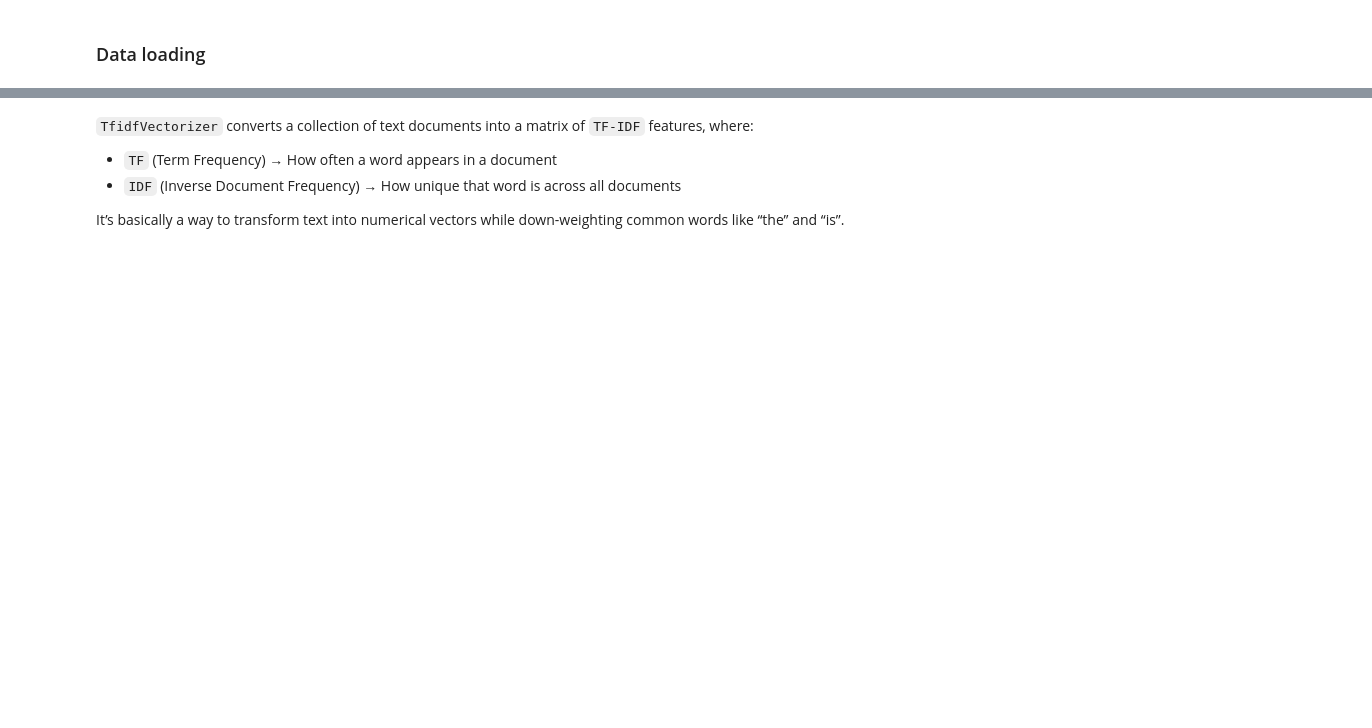
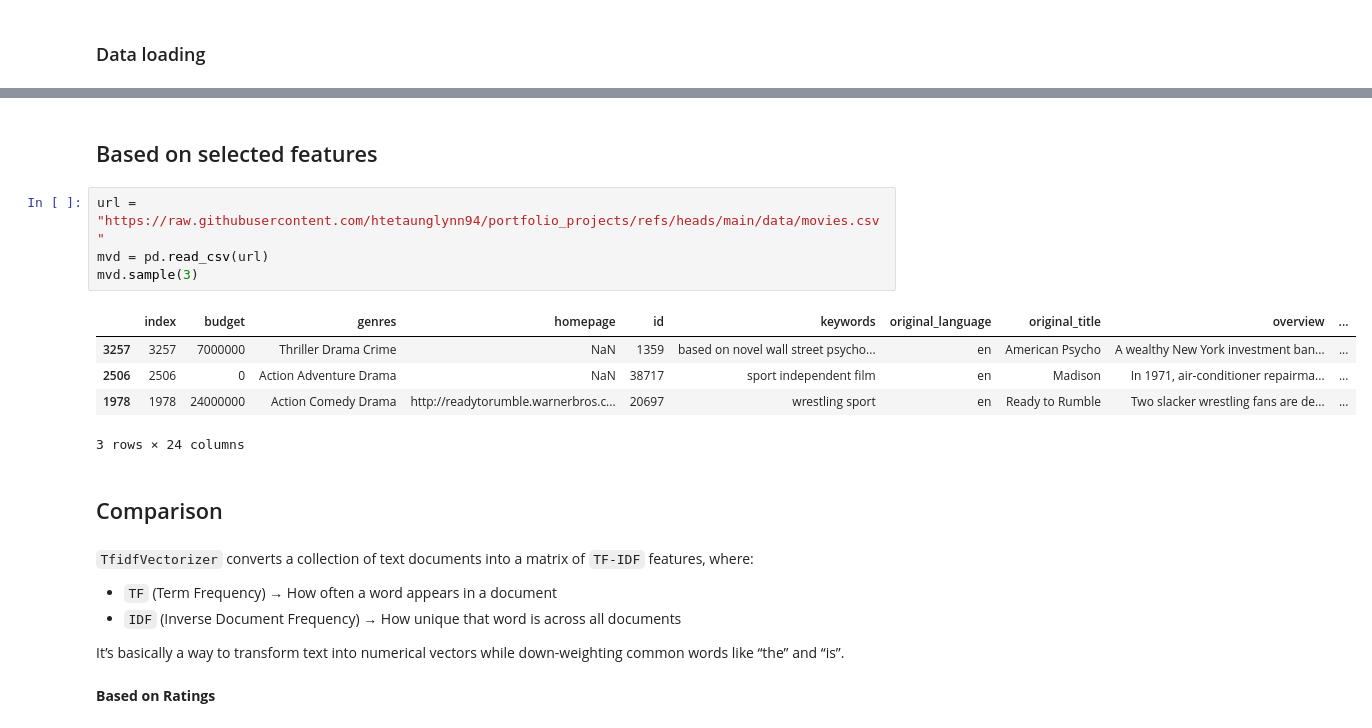
Before and after one commit to htetaunglynn94/portfolio_projects, a Jupyter notebook: machine_learning/logistic_regression/movie_recommendation_system.ipynb, the cells around one changed output, grey strips where cells are left out. Saved outputs shown, nothing was run; the diff lists cells and outputs as text; blank space fills up the shorter version.

Commit message:
Finalized movie_recommendation_system

```diff
--- a/machine_learning/logistic_regression/movie_recommendation_system.ipynb
+++ b/machine_learning/logistic_regression/movie_recommendation_system.ipynb
@@ -178,3 +214,17 @@ df.sample(5)
+# %% [markdown]
+## Based on selected features
+# %%
+url = "https://raw.githubusercontent.com/htetaunglynn94/portfolio_projects/refs/heads/main/data/movies.csv"
+mvd = pd.read_csv(url)
+mvd.sample(3)
+# %% [output]
+|  | index | budget | genres | homepage | id | keywords | original_language | original_title | overview | ... |
+| 3257 | 3257 | 7000000 | Thriller Drama Crime | NaN | 1359 | based on novel wall street psycho... | en | American Psycho | A wealthy New York investment ban... | ... |
+| 2506 | 2506 | 0 | Action Adventure Drama | NaN | 38717 | sport independent film | en | Madison | In 1971, air-conditioner repairma... | ... |
+| 1978 | 1978 | 24000000 | Action Comedy Drama | http://readytorumble.warnerbros.c... | 20697 | wrestling sport | en | Ready to Rumble | Two slacker wrestling fans are de... | ... |
+3 rows × 24 columns
+# %% [markdown]
+## Comparison
 # %% [markdown]
 `TfidfVectorizer` converts a collection of text documents into a matrix of `TF-IDF` features, where:
 
@@ -182,4 +232,6 @@ df.sample(5)
 - `IDF` (Inverse Document Frequency) → How unique that word is across all documents
 
 It’s basically a way to transform text into numerical vectors while down-weighting common words like “the” and “is”.
+# %% [markdown]
+__Based on Ratings__
 # %%
```
Also changed, not shown: parts of 49 cells of this notebook.
